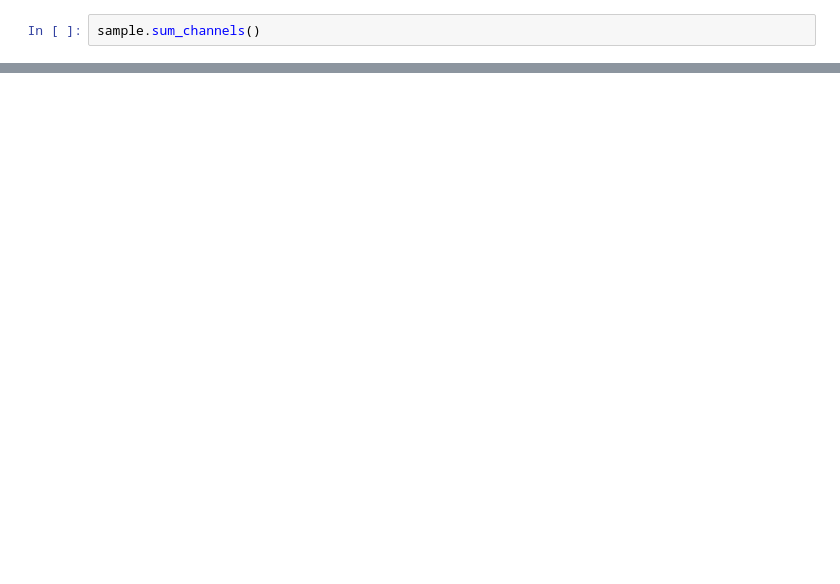
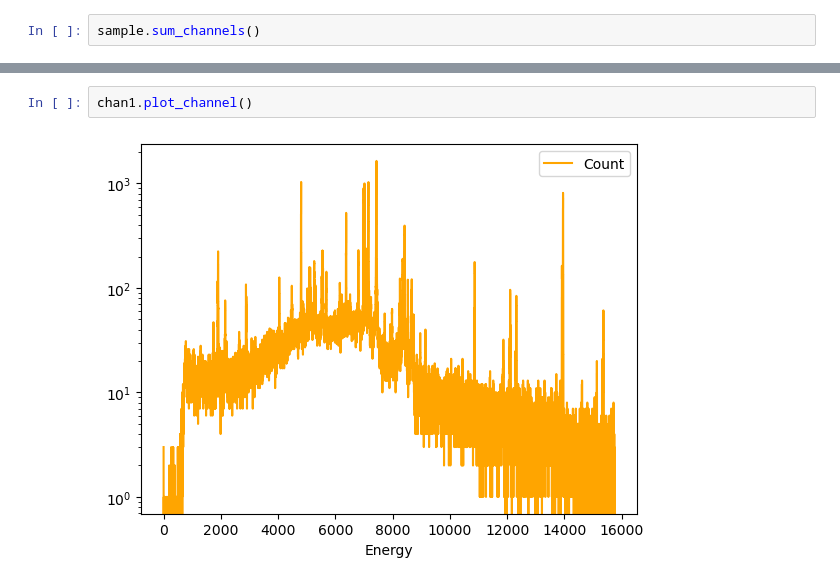
Before and after one commit to Tussky/spectral, a Jupyter notebook: Josiah.ipynb, the cells around one changed output, grey strips where cells are left out. Cells and saved outputs as stored; diff of their text form; blank space fills up the shorter version.

```diff
--- a/Josiah.ipynb
+++ b/Josiah.ipynb
@@ -89,0 +99,4 @@ sample.sum_channels()
+# %%
+chan1.plot_channel()
+# %% [output]
+[figure, added]
```
Also changed, not shown: parts of 2 cells of this notebook, 1 other file.
